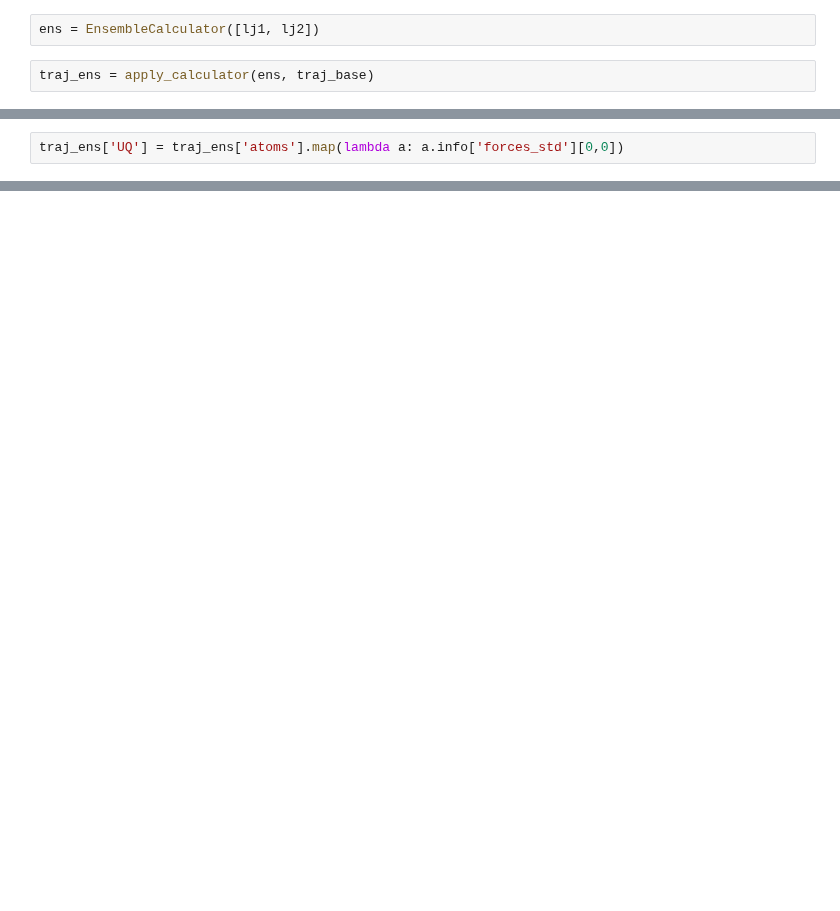
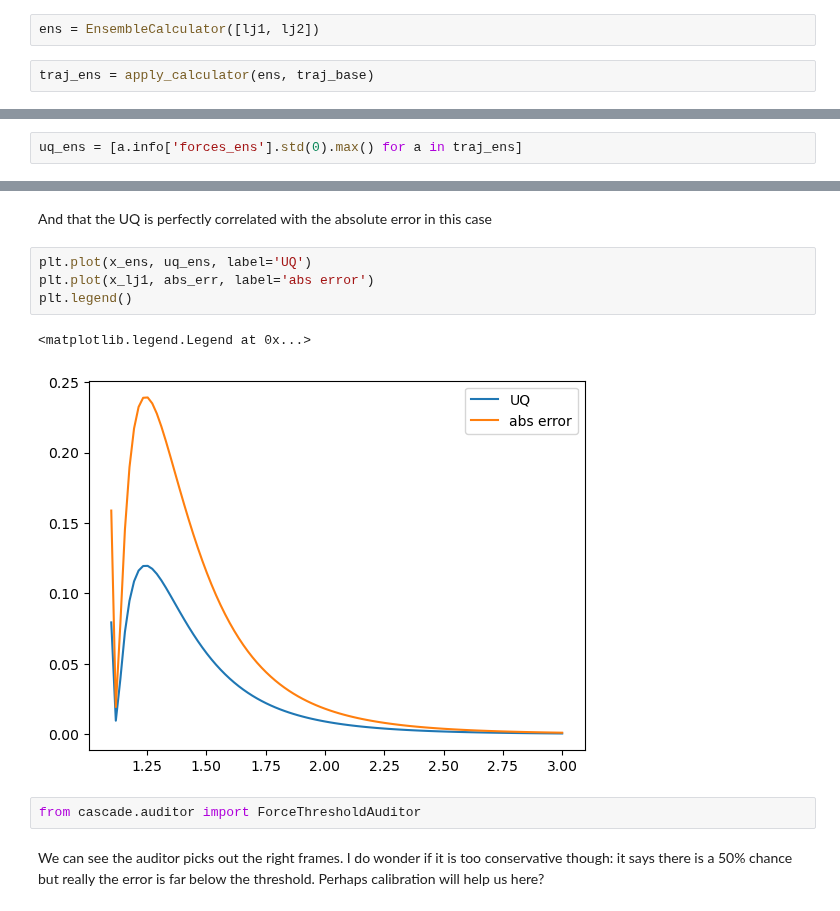
Before and after one commit to globus-labs/cascade, a Jupyter notebook: 2_cascade/2_prototype-audits.ipynb, the cells around one changed output, grey strips where cells are left out. Cells and saved outputs as stored; diff of their text form; blank space fills up the shorter version.

```diff
--- a/2_cascade/2_prototype-audits.ipynb
+++ b/2_cascade/2_prototype-audits.ipynb
@@ -96,2 +128,2 @@ traj_ens
 # %%
-traj_ens['UQ'] = traj_ens['atoms'].map(lambda a: a.info['forces_std'][0,0])
+uq_ens = [a.info['forces_ens'].std(0).max() for a in traj_ens]
@@ -107,0 +130,13 @@ traj_ens['atoms'][0].calc
+# %% [markdown]
+And that the UQ is perfectly correlated with the absolute error in this case
+# %%
+plt.plot(x_ens, uq_ens, label='UQ')
+plt.plot(x_lj1, abs_err, label='abs error')
+plt.legend()
+# %% [output]
+<matplotlib.legend.Legend at 0x...>
+[figure, added]
+# %%
+from cascade.auditor import ForceThresholdAuditor
+# %% [markdown]
+We can see the auditor picks out the right frames. I do wonder if it is too conservative though: it says there is a 50% chance but really the error is far below the threshold. Perhaps calibration will help us here?
```
Also changed, not shown: parts of 20 cells of this notebook, 1 other file.
